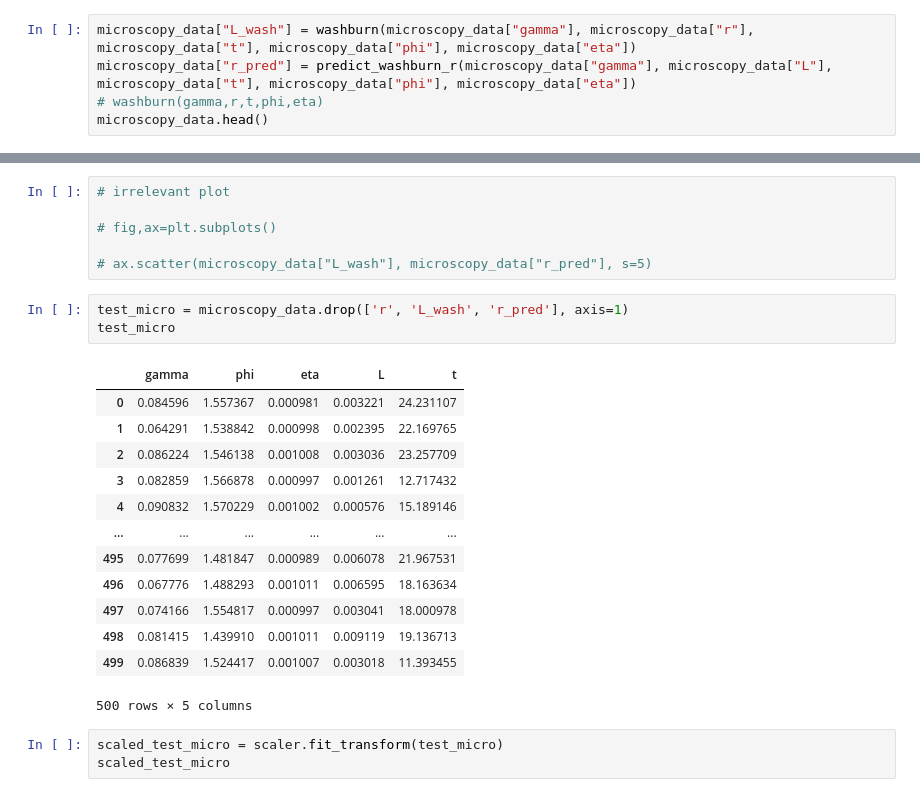
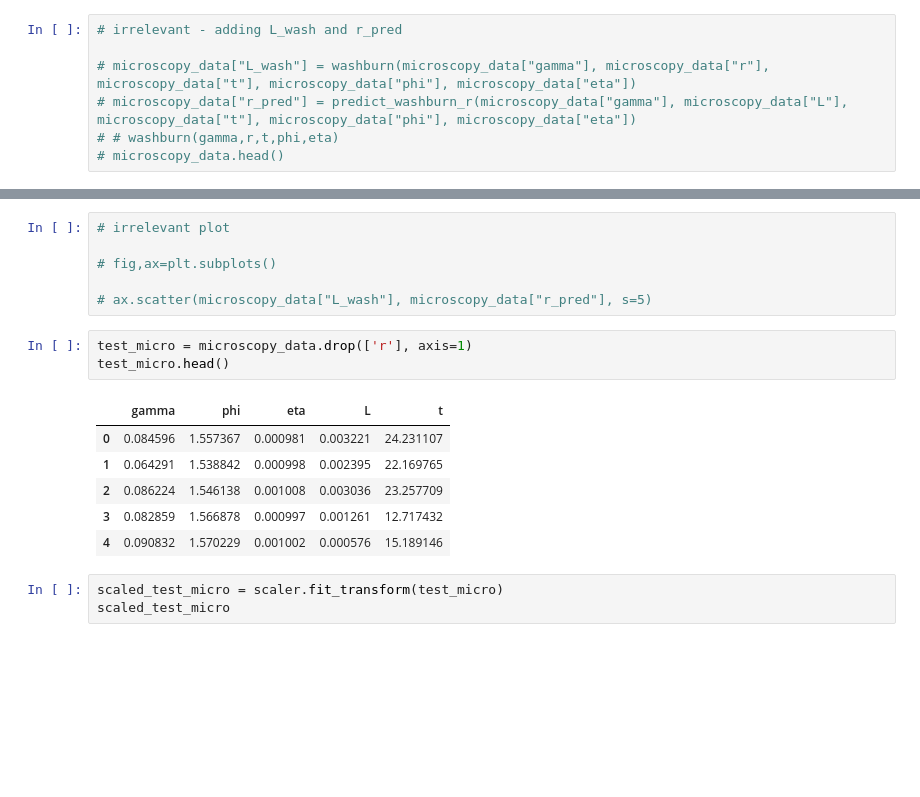
Before and after one commit to M4ffff/ML_biscuit_analysis, a Jupyter notebook: initial.ipynb, the cells around one changed output, grey strips where cells are left out. Drawn from its saved outputs; the diff is of its cells as text; blank space fills up the shorter version.

```diff
--- a/initial.ipynb
+++ b/initial.ipynb
@@ -294,5 +278,7 @@ def predict_washburn_r(gamma,L,t,phi,eta):
 # %%
-microscopy_data["L_wash"] = washburn(microscopy_data["gamma"], microscopy_data["r"], microscopy_data["t"], microscopy_data["phi"], microscopy_data["eta"])
-microscopy_data["r_pred"] = predict_washburn_r(microscopy_data["gamma"], microscopy_data["L"], microscopy_data["t"], microscopy_data["phi"], microscopy_data["eta"])
-# washburn(gamma,r,t,phi,eta)
-microscopy_data.head()
+# irrelevant - adding L_wash and r_pred
+
+# microscopy_data["L_wash"] = washburn(microscopy_data["gamma"], microscopy_data["r"], microscopy_data["t"], microscopy_data["phi"], microscopy_data["eta"])
+# microscopy_data["r_pred"] = predict_washburn_r(microscopy_data["gamma"], microscopy_data["L"], microscopy_data["t"], microscopy_data["phi"], microscopy_data["eta"])
+# # washburn(gamma,r,t,phi,eta)
+# microscopy_data.head()
@@ -310,22 +289,15 @@ microscopy_data.head()
 
 # ax.scatter(microscopy_data["L_wash"], microscopy_data["r_pred"], s=5)
 # %%
-test_micro = microscopy_data.drop(['r', 'L_wash', 'r_pred'], axis=1)
-test_micro
+test_micro = microscopy_data.drop(['r'], axis=1)
+test_micro.head()
 # %% [output]
 |  | gamma | phi | eta | L | t |
 | 0 | 0.084596 | 1.557367 | 0.000981 | 0.003221 | 24.231107 |
 | 1 | 0.064291 | 1.538842 | 0.000998 | 0.002395 | 22.169765 |
 | 2 | 0.086224 | 1.546138 | 0.001008 | 0.003036 | 23.257709 |
 | 3 | 0.082859 | 1.566878 | 0.000997 | 0.001261 | 12.717432 |
 | 4 | 0.090832 | 1.570229 | 0.001002 | 0.000576 | 15.189146 |
-| ... | ... | ... | ... | ... | ... |
-| 495 | 0.077699 | 1.481847 | 0.000989 | 0.006078 | 21.967531 |
-| 496 | 0.067776 | 1.488293 | 0.001011 | 0.006595 | 18.163634 |
-| 497 | 0.074166 | 1.554817 | 0.000997 | 0.003041 | 18.000978 |
-| 498 | 0.081415 | 1.439910 | 0.001011 | 0.009119 | 19.136713 |
-| 499 | 0.086839 | 1.524417 | 0.001007 | 0.003018 | 11.393455 |
-500 rows × 5 columns
 # %%
 scaled_test_micro = scaler.fit_transform(test_micro)
 scaled_test_micro
```
Also changed, not shown: parts of 79 cells of this notebook.
